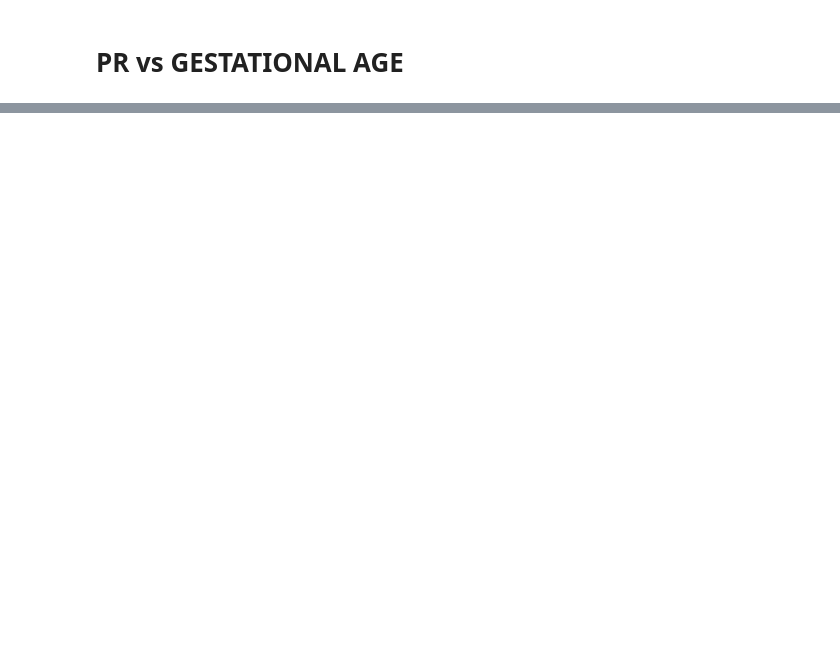
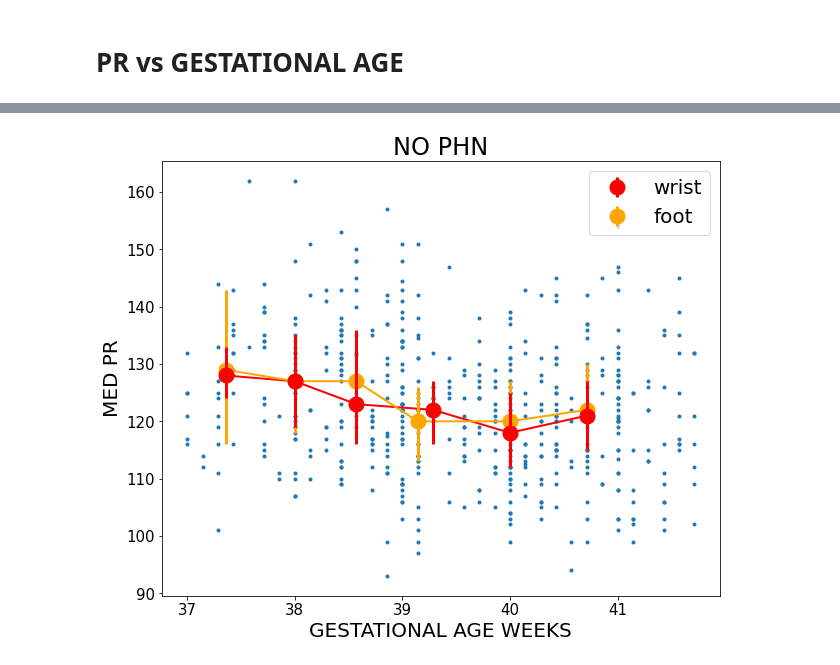
Before and after one commit to shisteve/NHS, a Jupyter notebook: 011_plot_final_analysis.ipynb, the cells around one changed output, grey strips where cells are left out. Cells and saved outputs as stored; diff of their text form; code cells hidden in the pictures; blank space fills up the shorter version.

```diff
--- a/011_plot_final_analysis.ipynb
+++ b/011_plot_final_analysis.ipynb
@@ -423,0 +423,23 @@ plt.show()
+# %%
+plt.figure(figsize=(10,8))
+
+plt.plot(x1,y1,".C0")
+plt.plot(x2,y2,".C0")
+
+xx,yy,ey1,ey2 = median_in_bins_err(x1,y1,37,41,6)
+plt.errorbar(xx,yy,yerr=[ey1,ey2],fmt=".",markersize=30,elinewidth=3,color='red',label ='wrist',zorder=11)
+plt.plot(xx,yy,color="red",lw=2)
+
+
+xx,yy,ey1,ey2 = median_in_bins_err(x2,y2,37,41,6)
+plt.errorbar(xx,yy,yerr=[ey1,ey2],fmt=".",markersize=30,elinewidth=3,color='orange',label ='foot',zorder=10)
+plt.plot(xx,yy,color="orange",lw=2)
+
+
+plt.xlabel('GESTATIONAL AGE WEEKS')
+plt.ylabel('MED PR')
+plt.title('NO PHN')
+plt.legend(loc=1)
+plt.show()
+# %% [output]
+[figure, added]
```
Also changed, not shown: parts of 19 cells of this notebook, 2 other files.
